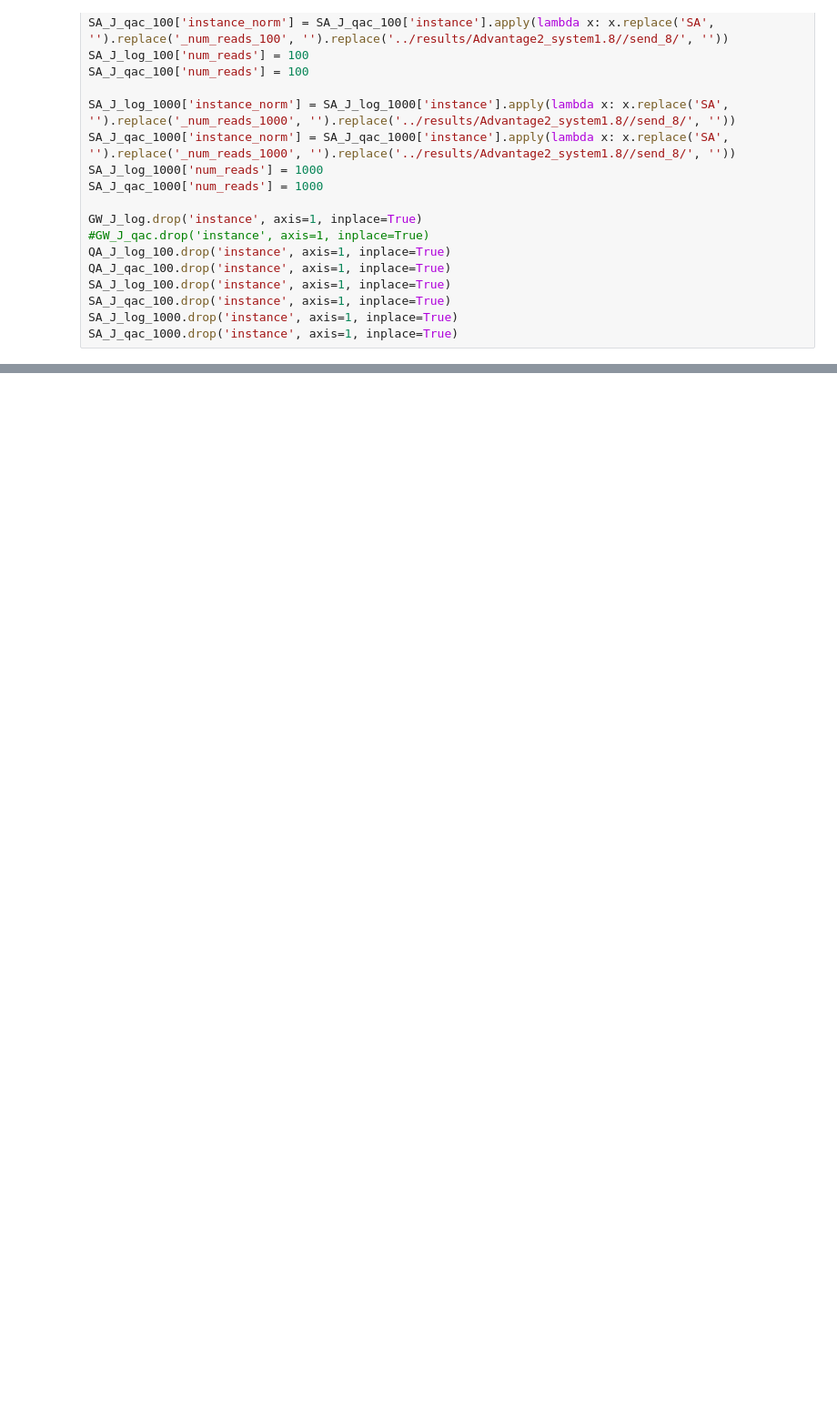
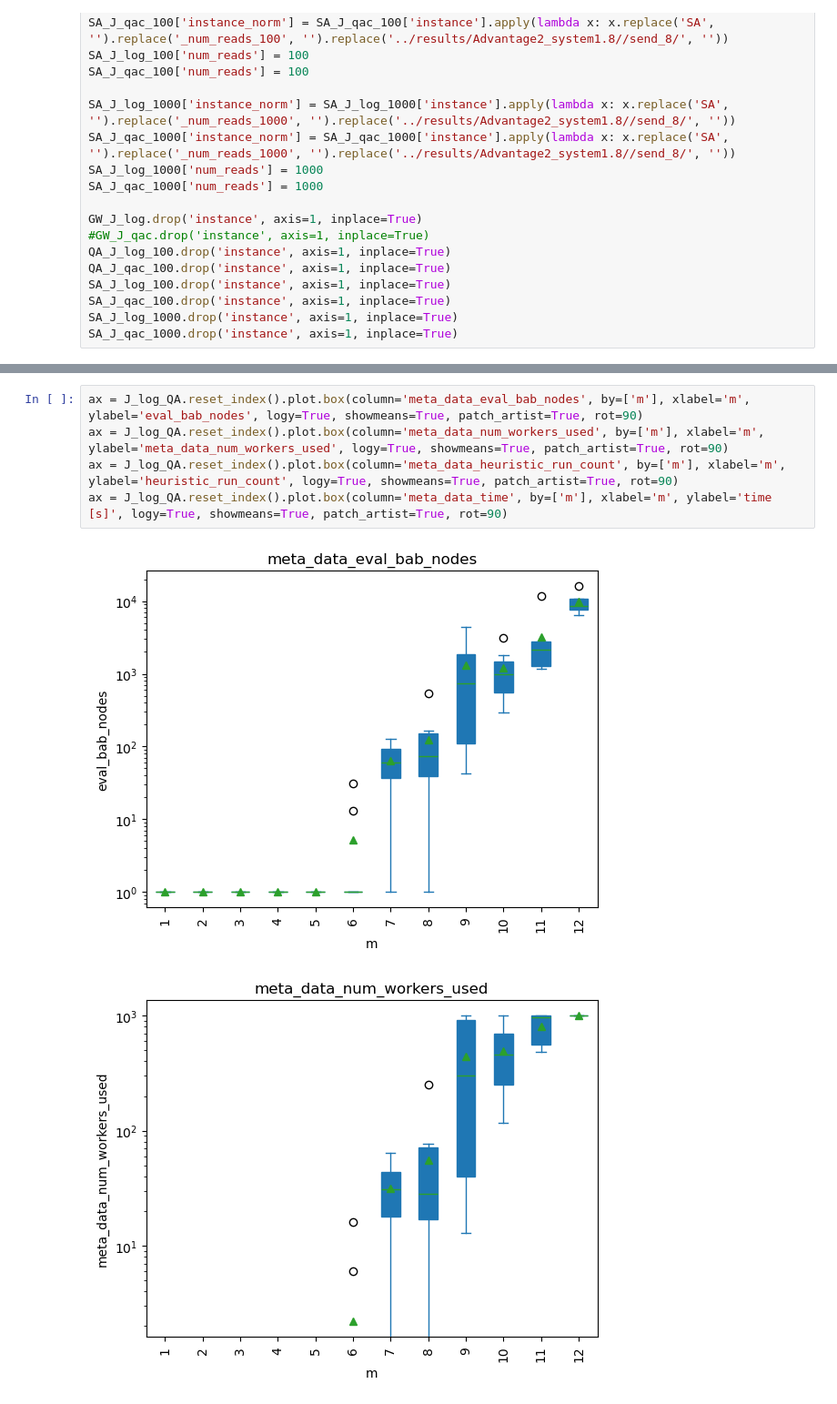
Before and after one commit to Rudolfovoorg/datasets-internal, a Jupyter notebook: sidon/notebooks/06_result_analysis.ipynb, the cells around one changed output, grey strips where cells are left out. Shown at 91% size. Drawn from its saved outputs; the diff is of its cells as text; blank space fills up the shorter version.

```diff
--- a/sidon/notebooks/06_result_analysis.ipynb
+++ b/sidon/notebooks/06_result_analysis.ipynb
@@ -118,0 +156,8 @@ ax = J_log_QA.reset_index().plot.box(column='err_rel_value_GW', by=['m'], xlabel
+# %%
+ax = J_log_QA.reset_index().plot.box(column='meta_data_eval_bab_nodes', by=['m'], xlabel='m', ylabel='eval_bab_nodes', logy=True, showmeans=True, patch_artist=True, rot=90)
+ax = J_log_QA.reset_index().plot.box(column='meta_data_num_workers_used', by=['m'], xlabel='m', ylabel='meta_data_num_workers_used', logy=True, showmeans=True, patch_artist=True, rot=90)
+ax = J_log_QA.reset_index().plot.box(column='meta_data_heuristic_run_count', by=['m'], xlabel='m', ylabel='heuristic_run_count', logy=True, showmeans=True, patch_artist=True, rot=90)
+ax = J_log_QA.reset_index().plot.box(column='meta_data_time', by=['m'], xlabel='m', ylabel='time [s]', logy=True, showmeans=True, patch_artist=True, rot=90)
+# %% [output]
+[figure, added]
+[figure, added]
```
Also changed, not shown: parts of 10 cells of this notebook, 1 other file.
